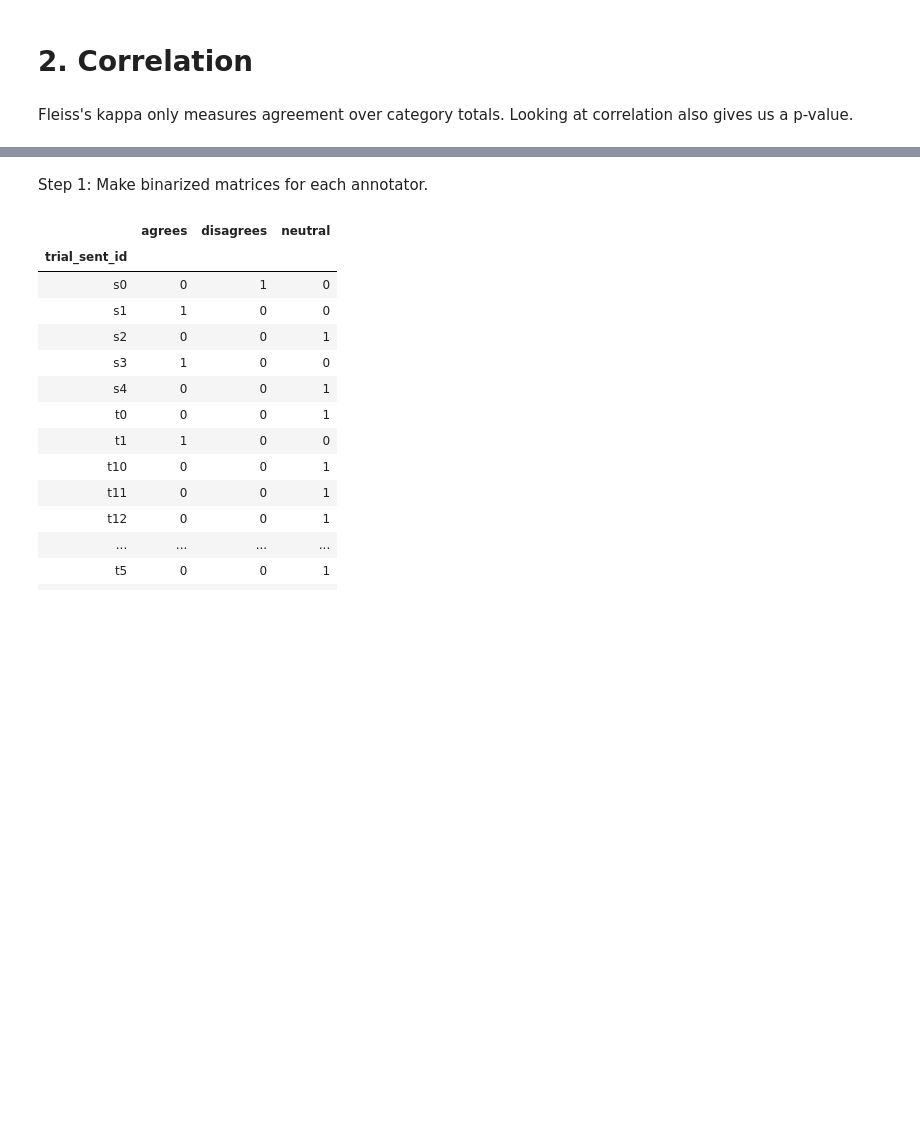
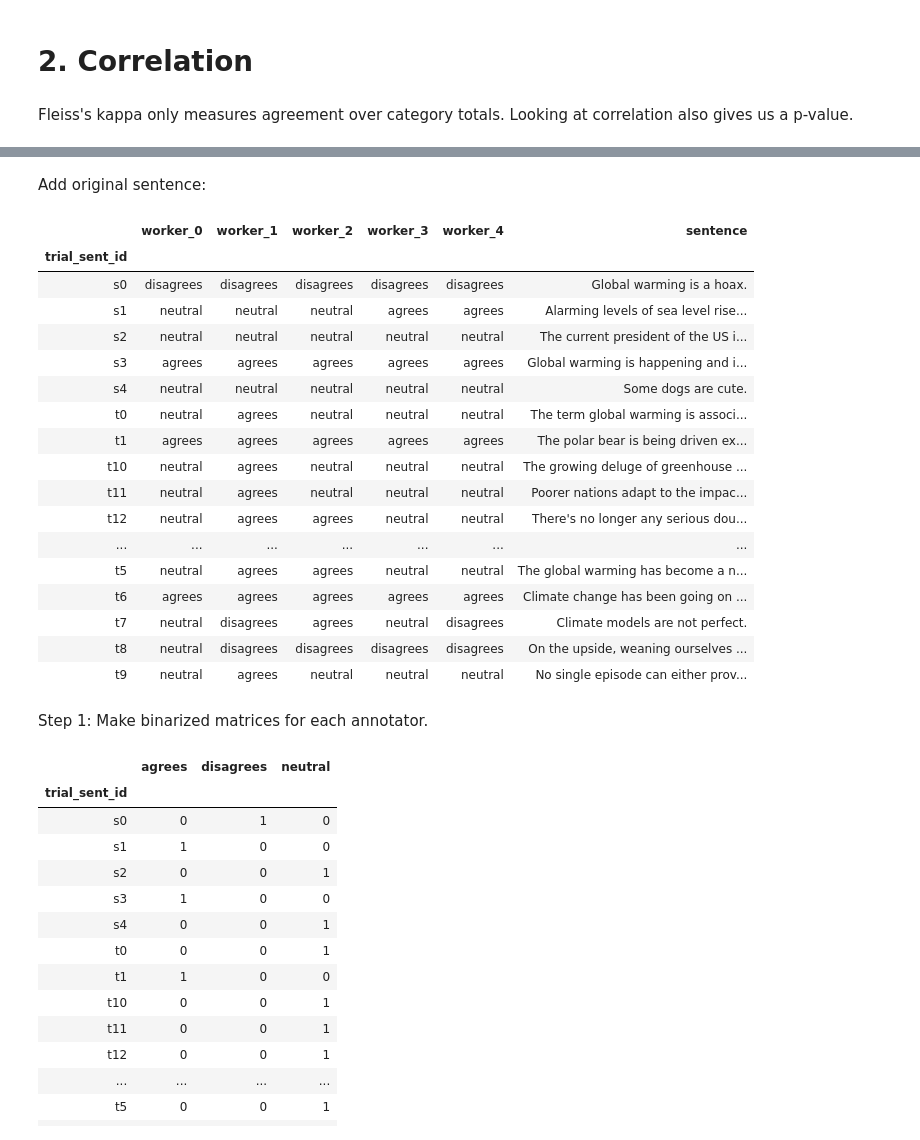
Before and after one commit to yiweiluo/GWStance, a Jupyter notebook: cc_stance/MTurk_results/Inter-annotator agreements.ipynb, the cells around one changed output, grey strips where cells are left out. Saved outputs shown, nothing was run; the diff lists cells and outputs as text; code cells hidden in the pictures; blank space fills up the shorter version.

```diff
--- a/cc_stance/MTurk_results/Inter-annotator agreements.ipynb
+++ b/cc_stance/MTurk_results/Inter-annotator agreements.ipynb
@@ -144,4 +210,4 @@ for w_id in worker_ids:
     labels_per_worker[w_id] = worker_labels
 # %%
 all_worker_labels = pd.concat([labels_per_worker[0], labels_per_worker[1], labels_per_worker[2],
-                               labels_per_worker[3]], axis=1)
+                               labels_per_worker[3], labels_per_worker[4]], axis=1)
@@ -168,0 +214,2 @@ all_worker_labels
+# %% [markdown]
+Add original sentence:
@@ -168,0 +218,35 @@ all_worker_labels
+# %%
+trial_sents = []
+# %%
+with open(MTURK_RES_DIR + CURR_TASK + 'pilot_0_main_trials.jsonlist') as f:
+    lines = f.readlines()
+for ix in range(0,270,9):
+    line_chunk = [l.strip() for l in lines[ix:ix+9]]
+    line_chunk = "".join(line_chunk)
+    if line_chunk[-1] == ',':
+        line_chunk = line_chunk[:-1]
+    trial_sents.append(json.loads(line_chunk))
+# %%
+all_worker_labels['sentence'] = [item['sentence'] for item in trial_sents]
+# %%
+pd.set_option('display.max_colwidth', -1)
+all_worker_labels
+# %% [output]
+|  | worker_0 | worker_1 | worker_2 | worker_3 | worker_4 | sentence |
+| trial_sent_id |  |  |  |  |  |  |
+| s0 | disagrees | disagrees | disagrees | disagrees | disagrees | Global warming is a hoax. |
+| s1 | neutral | neutral | neutral | agrees | agrees | Alarming levels of sea level rise... |
+| s2 | neutral | neutral | neutral | neutral | neutral | The current president of the US i... |
+| s3 | agrees | agrees | agrees | agrees | agrees | Global warming is happening and i... |
+| s4 | neutral | neutral | neutral | neutral | neutral | Some dogs are cute. |
+| t0 | neutral | agrees | neutral | neutral | neutral | The term global warming is associ... |
+| t1 | agrees | agrees | agrees | agrees | agrees | The polar bear is being driven ex... |
+| t10 | neutral | agrees | neutral | neutral | neutral | The growing deluge of greenhouse ... |
+| t11 | neutral | agrees | neutral | neutral | neutral | Poorer nations adapt to the impac... |
+| t12 | neutral | agrees | agrees | neutral | neutral | There's no longer any serious dou... |
+| ... | ... | ... | ... | ... | ... | ... |
+| t5 | neutral | agrees | agrees | neutral | neutral | The global warming has become a n... |
+| t6 | agrees | agrees | agrees | agrees | agrees | Climate change has been going on ... |
+| t7 | neutral | disagrees | agrees | neutral | disagrees | Climate models are not perfect. |
+| t8 | neutral | disagrees | disagrees | disagrees | disagrees | On the upside, weaning ourselves ... |
+| t9 | neutral | agrees | neutral | neutral | neutral | No single episode can either prov... |
```
Also changed, not shown: parts of 37 cells of this notebook.
